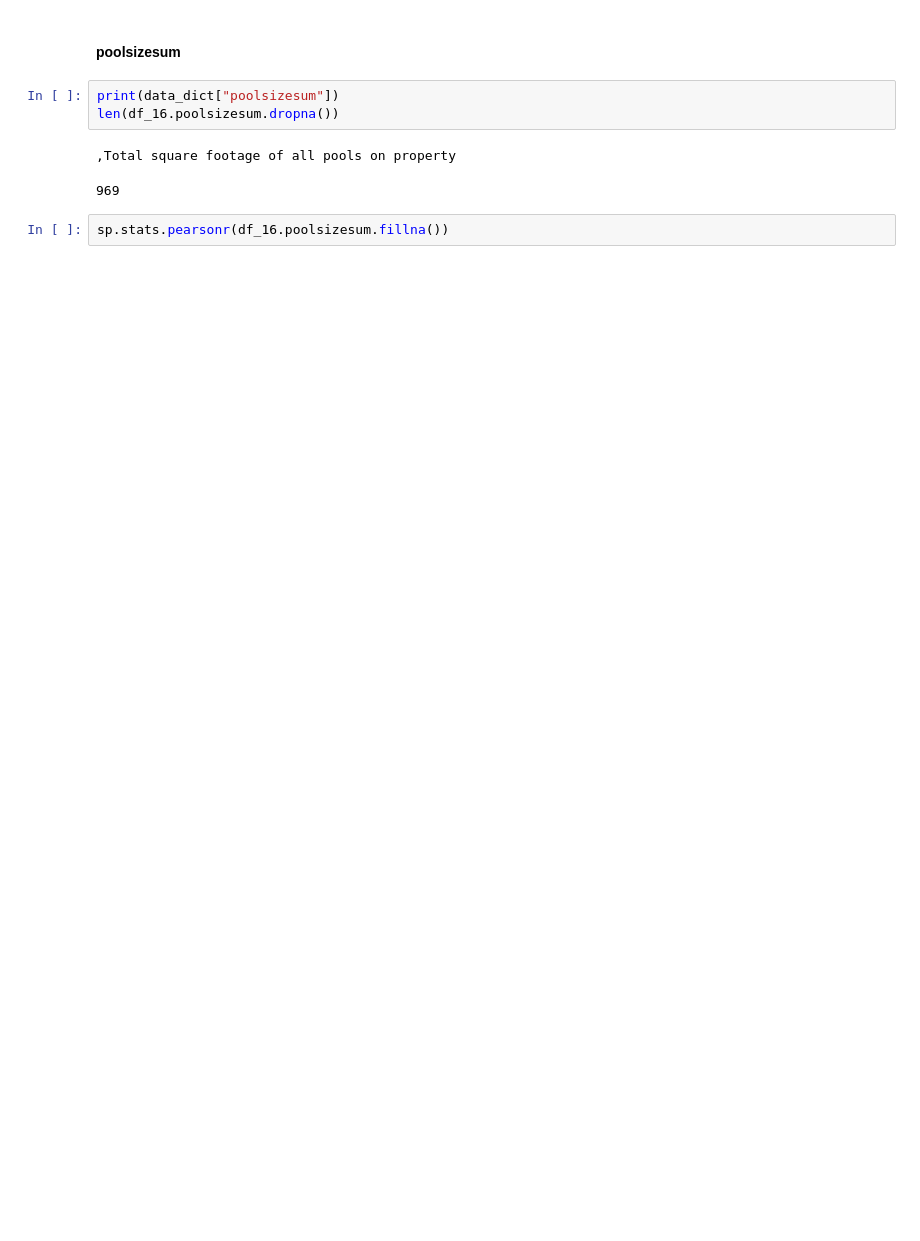
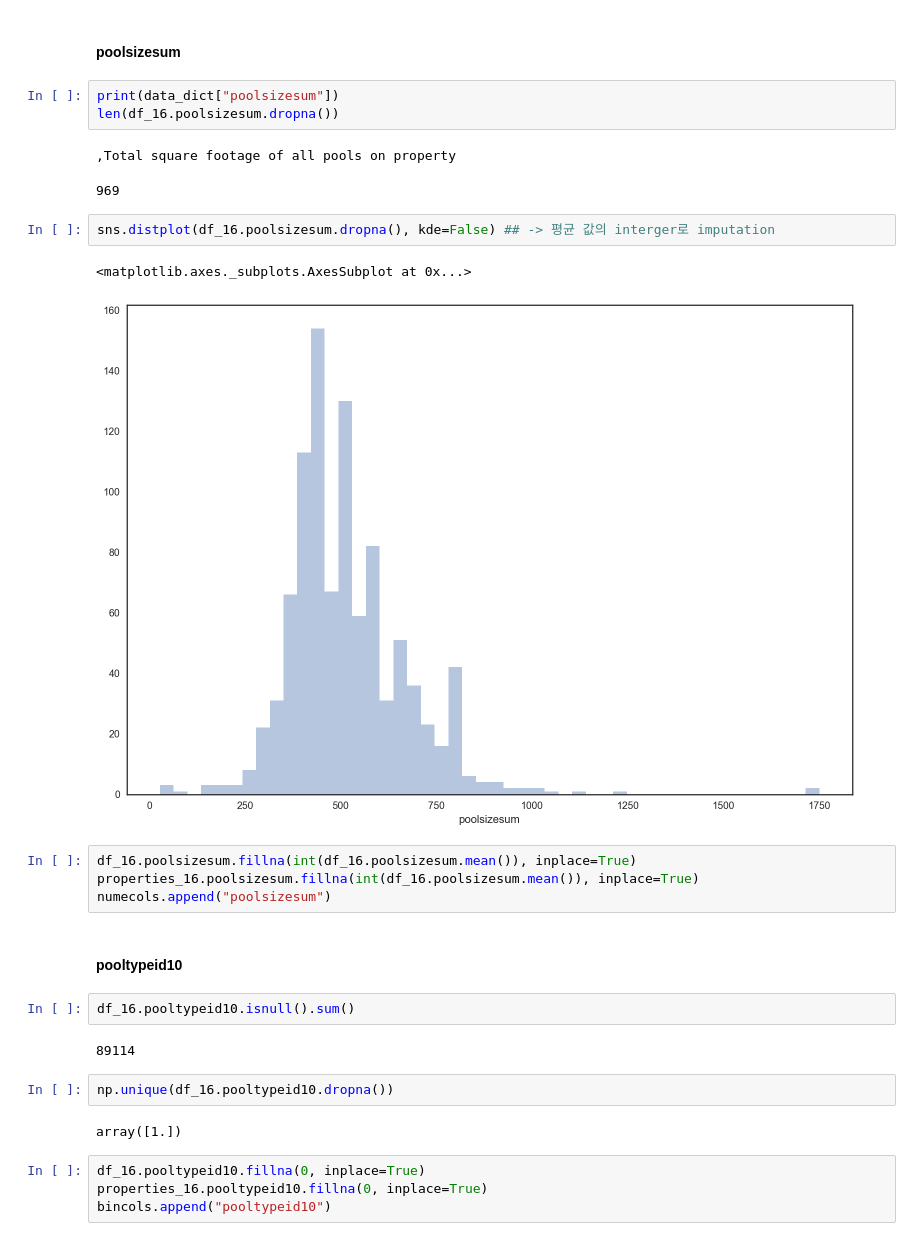
Before and after one commit to minus31/Zillow_Home_Value_Prediction, a Jupyter notebook: notebooks/EDA_properties.ipynb, the cells around one changed output. Saved outputs shown, nothing was run; the diff lists cells and outputs as text; blank space fills up the shorter version.

```diff
--- a/notebooks/EDA_properties.ipynb
+++ b/notebooks/EDA_properties.ipynb
@@ -565,5 +596,26 @@ len(df_16.poolsizesum.dropna())
 # %% [output]
 ,Total square footage of all pools on property
 969
-# %%
-sp.stats.pearsonr(df_16.poolsizesum.fillna())
+# %%
+sns.distplot(df_16.poolsizesum.dropna(), kde=False) ## -> 평균 값의 interger로 imputation
+# %% [output]
+<matplotlib.axes._subplots.AxesSubplot at 0x...>
+[figure, added]
+# %%
+df_16.poolsizesum.fillna(int(df_16.poolsizesum.mean()), inplace=True)
+properties_16.poolsizesum.fillna(int(df_16.poolsizesum.mean()), inplace=True)
+numecols.append("poolsizesum")
+# %% [markdown]
+#### pooltypeid10
+# %%
+df_16.pooltypeid10.isnull().sum()
+# %% [output]
+89114
+# %%
+np.unique(df_16.pooltypeid10.dropna())
+# %% [output]
+array([1.])
+# %%
+df_16.pooltypeid10.fillna(0, inplace=True)
+properties_16.pooltypeid10.fillna(0, inplace=True)
+bincols.append("pooltypeid10")
```
Also changed, not shown: parts of 109 cells of this notebook, 5 other files.
